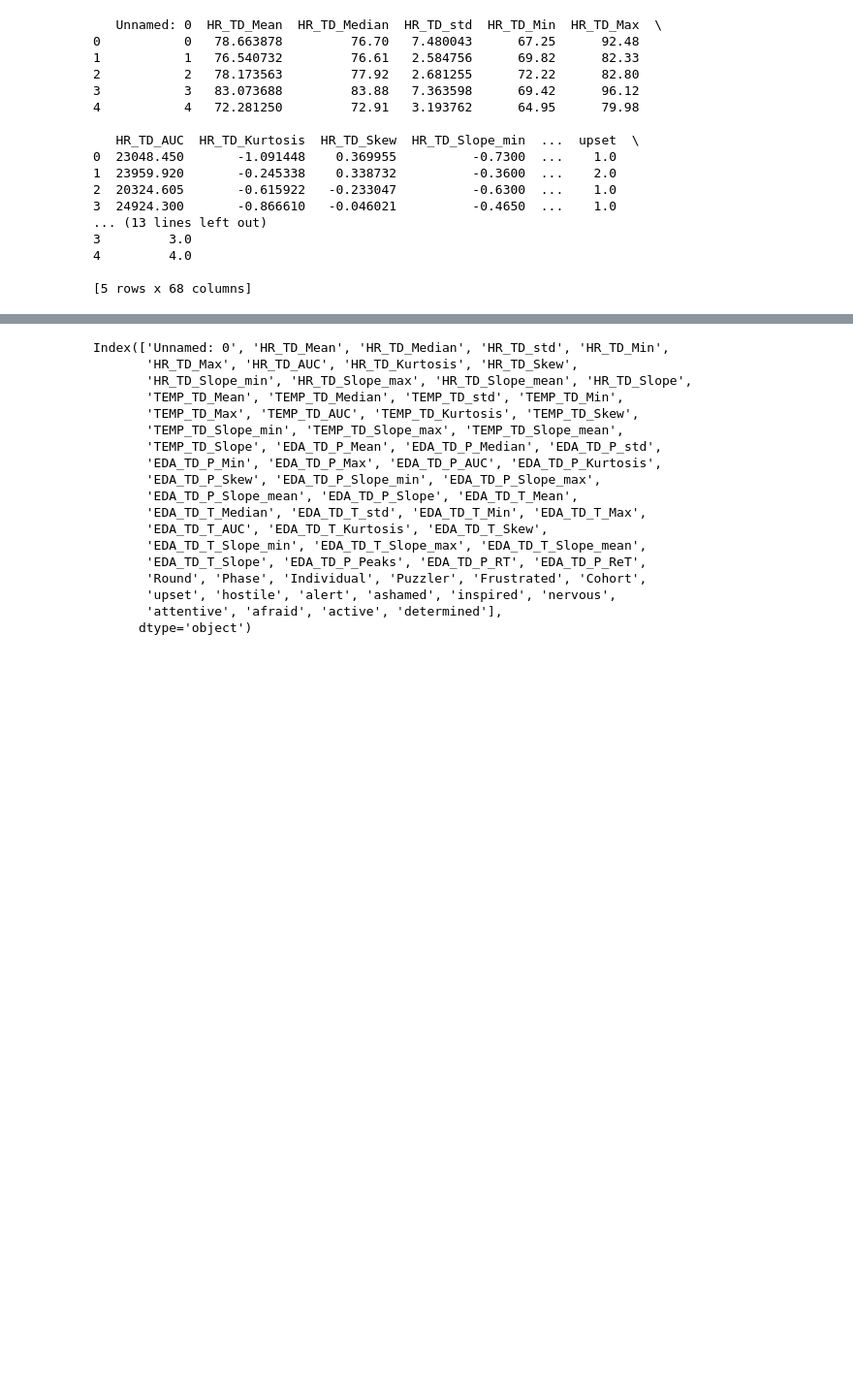
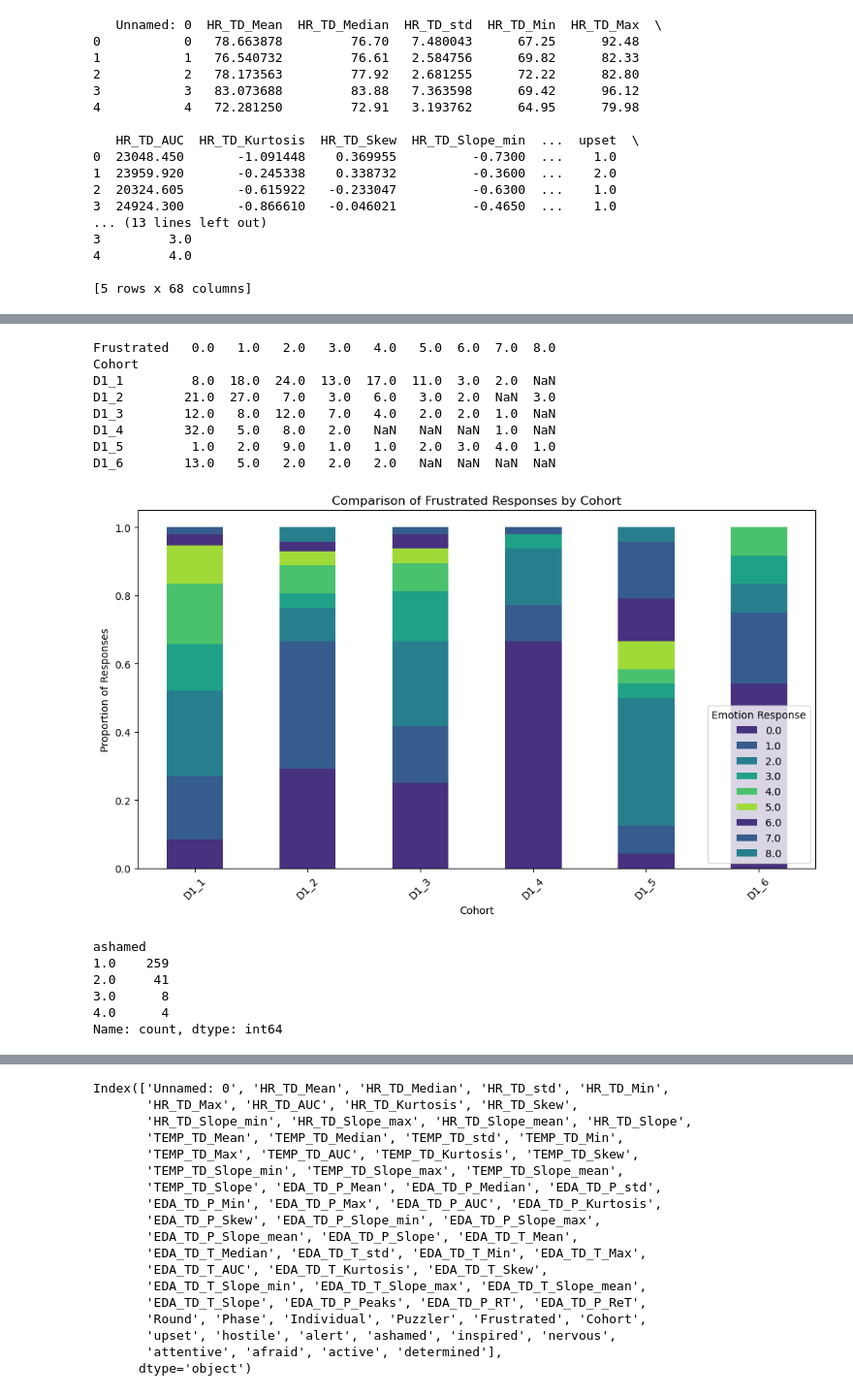
Before and after one commit to BjarkeErichsen/unsupervised-cda-proj-2, a Jupyter notebook: case2.ipynb, the cells around one changed output, grey strips where cells are left out. Shown: that part at 97% size. Cells and saved outputs as stored; diff of their text form; code cells hidden in the pictures; blank space fills up the shorter version.

```diff
--- a/case2.ipynb
+++ b/case2.ipynb
@@ -29,0 +98,43 @@ print(data.head())
+# %%
+#print emotion responses for each cohort
+emotion = 'Frustrated'
+cohort_emotions = data.groupby('Cohort')[emotion].value_counts().unstack()
+print(cohort_emotions)
+
+#plot to compare cohorts
+#cohort_emotions.plot(kind='bar', stacked=True, figsize=(10, 6))
+#use palette from UV to violet such that emotions are treated as a gradient
+import seaborn as sns
+sns.color_palette("husl", 8)
+#normalize the counts to show proportions
+cohort_emotions_normalized = cohort_emotions.div(cohort_emotions.sum(axis=1), axis=0)
+cohort_emotions_normalized.plot(kind='bar', stacked=True, figsize=(10, 6))
+
+
+plt.title(f'Comparison of {emotion} Responses by Cohort')
+plt.xlabel('Cohort')
+plt.ylabel('Proportion of Responses')
+plt.legend(title='Emotion Response')
+plt.xticks(rotation=45)
+plt.tight_layout()
+#plt.savefig('cohort_emotions.png')
+plt.show()
+# %% [output]
+Frustrated   0.0   1.0   2.0   3.0   4.0   5.0  6.0  7.0  8.0
+Cohort
+D1_1         8.0  18.0  24.0  13.0  17.0  11.0  3.0  2.0  NaN
+D1_2        21.0  27.0   7.0   3.0   6.0   3.0  2.0  NaN  3.0
+D1_3        12.0   8.0  12.0   7.0   4.0   2.0  2.0  1.0  NaN
+D1_4        32.0   5.0   8.0   2.0   NaN   NaN  NaN  1.0  NaN
+D1_5         1.0   2.0   9.0   1.0   1.0   2.0  3.0  4.0  1.0
+D1_6        13.0   5.0   2.0   2.0   2.0   NaN  NaN  NaN  NaN
+[figure, added]
+# %%
+data['ashamed'].value_counts()
+# %% [output]
+ashamed
+1.0    259
+2.0     41
+3.0      8
+4.0      4
+Name: count, dtype: int64
```
Also changed, not shown: parts of 4 cells of this notebook, 4 other files.
